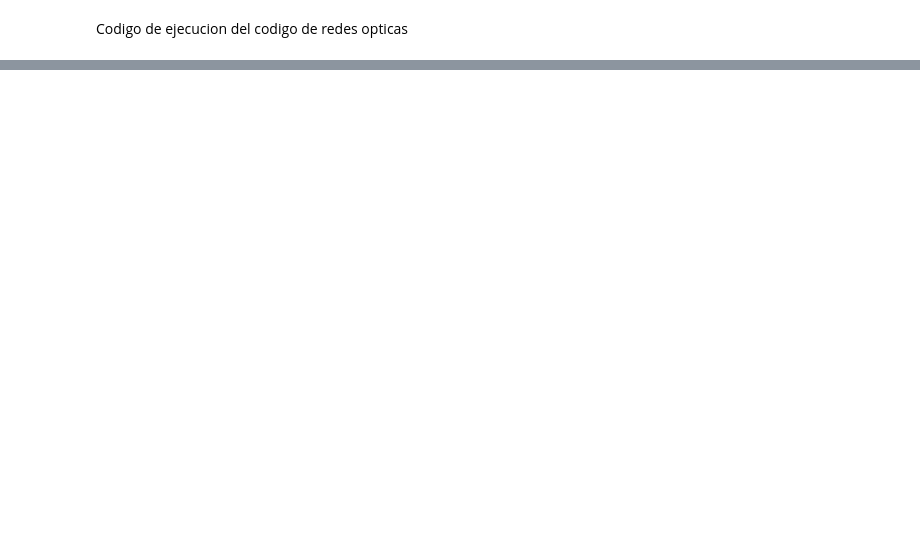
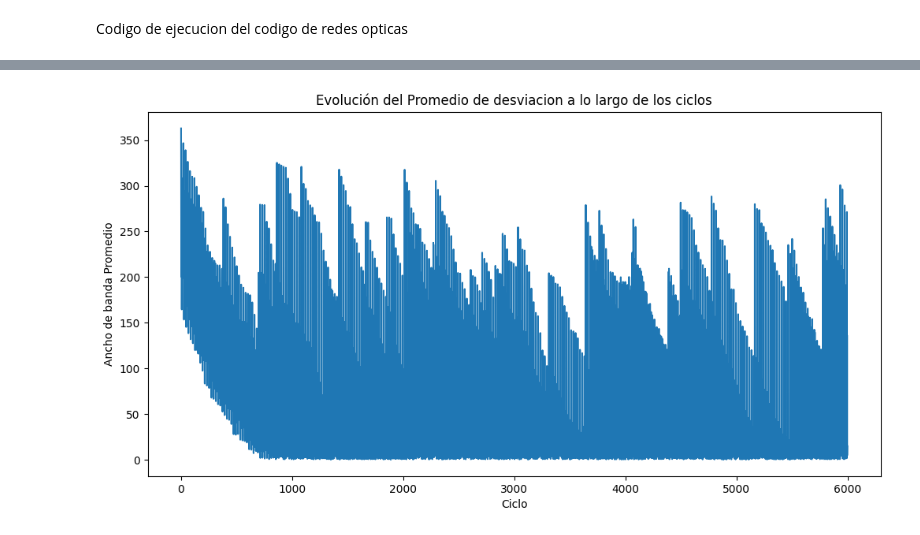
Before and after one commit to dpm1002/TFG-GII-Aprendizaje-por-refuerzo-Reinforcement-Learning-en-redes-opticas-pasivas, a Jupyter notebook: Redes opticas/script.ipynb, the cells around one changed output, grey strips where cells are left out. Cells and saved outputs as stored; diff of their text form; code cells hidden in the pictures; blank space fills up the shorter version.

```diff
--- a/Redes opticas/script.ipynb
+++ b/Redes opticas/script.ipynb
@@ -24,53 +24,88 @@ def make_env(env_id: str, rank: int, seed: int):
     return _init
 
 if __name__ == "__main__":
-    env_id = 'RedesOpticasEnv-v0'  # Asegúrate de que este ID coincida con el registrado
-    num_cpu = 4  # Reduce el número si es necesario
+    env_id = 'RedesOpticasEnv-v0'  # Hay que asegurarse de que este ID coincida con el registrado
+    num_test = 20
     seed = np.random.randint(0, 10)
-    vec_env = DummyVecEnv([make_env(env_id, i, seed) for i in range(num_cpu)])
-    model = PPO("MultiInputPolicy", vec_env, verbose=1, n_steps=2048)
-    model.learn(total_timesteps=100_000)
+    vec_env = DummyVecEnv([make_env(env_id, i, seed) for i in range(num_test)])
+    model = PPO("MultiInputPolicy", vec_env, verbose=1, n_steps=2048, learning_rate=0.00025, gamma=0.99, gae_lambda=0.95)
+    model.learn(total_timesteps=200_000)
 
     # Fase de prueba
-    num_test_episodes = 10  # Número de episodios de prueba
-    episode_rewards = []  # Lista para guardar las recompensas totales de cada episodio de prueba
+    num_test_episodes = 50  # Número de episodios de prueba
 
-    episode_rewards_vector = []  # Lista para guardar las recompensas individuales de cada episodio
+    Balloc=500
+
     episode_info = []  # Lista para guardar la información de cada episodio
+
+    band_onu = [[] for _ in range(num_test_episodes)]  # Lista de listas para almacenar band_onus por episodio
+    mean_band_onu = []  # Lista para almacenar promedios por episodio
+
+    average_deviation=[]
+
+
+
 
     for episode in range(num_test_episodes):
         obs = vec_env.reset()  # Resetea el entorno al estado inicial
-        done = np.array([False]*num_cpu)  # Inicializa 'done' para todos los entornos
-        individual_episode_rewards = []  # Lista para guardar las recompensas de cada paso en el episodio actual
+        done = np.array([False]*num_test)  # Inicializa 'done' para todos los entornos
+        deviations = []  # Lista para guardar las desviaciones de cada paso
+
 
         while not done.all():
             action, _states = model.predict(obs, deterministic=True)  # Usa el modelo para predecir la acción
             obs, rewards, dones, info = vec_env.step(action)  # Ejecuta la acción en el entorno
-            individual_episode_rewards.append(rewards)  # Acumula las recompensas de este paso
             episode_info.append(info)  # Guarda la información del paso
             done |= dones  # Actualiza 'done' para todos los entornos
+            for inf in info:
+                deviation = inf['average_deviation_from_Balloc']
+                deviations.append(deviation)
 
-        # Agrega la lista de recompensas de este episodio a la lista principal
-        episode_rewards_vector.append(individual_episode_rewards)
+                band_onu[episode].append(inf['band_onus'])
 
-        # Calcula y guarda la recompensa media del episodio
-        episode_rewards.append(np.mean(individual_episode_rewards, axis=0))
+        mean_band_onu.append(np.mean(band_onu[episode]))
 
-    print(episode_info)
+    #print(episode_info)
 
-    # Análisis de los resultados de la prueba
-    print()
-    print(episode_rewards)
+    print(f"En el ultimo episodio el ancho de banda de las onus del primer ciclo es de: {band_onu[len(band_onu)-1][0]}")
+    print(f"En el ultimo episodio el ancho de banda de las onus del ultimo ciclo es de: {band_onu[len(band_onu)-1][len(band_onu[len(band_onu)-1])-1]}")
 
-    print()
-    print(episode_rewards_vector)
+    print(f"En el primer episodio la desviacion del ancho de banda del primer ciclo es de: {abs(Balloc-band_onu[len(band_onu)-1][0])}")
+    print(f"En el ultimo episodio la desviacion del ancho de banda del ultimo ciclo es de: {abs(Balloc-band_onu[len(band_onu)-1][len(band_onu[len(band_onu)-1])-1])}")
 
-    recompensa_promedio = np.mean(episode_rewards)
-    print(f"Recompensa promedio en los episodios de prueba: {recompensa_promedio}")
-    objetivo_deseado = 500  # En nuestro caso el objetivo es acercarnos al Balloc = 500
-    if recompensa_promedio >= objetivo_deseado:
-        print("¡Objetivo alcanzado!")
-    else:
-        print("Objetivo no alcanzado.")
+    deviation_avg_per_episode = []
+
+    ultimo_episodio = band_onu[-1]  # Accede directamente al último episodio
+
+    for i, ancho_de_banda in enumerate(ultimo_episodio):
+        #print(f"El ancho de banda del ciclo {i+1} es de: {ancho_de_banda}")
+        desviacion = np.abs(Balloc - ancho_de_banda)
+        #print(f"La desviación del ancho de banda del ciclo {i+1} es de: {desviacion}")
+        b=np.mean(desviacion)
+        #print(f"La media de desviación del ancho de banda del ciclo {i+1} es de: {b}")
+        deviation_avg_per_episode.append(b) #Vemos como varia la media de desviacion en cada ciclo de el ultimo episodio el ancho de banda
+        #print(f"La desviacion media en el ciclo {i} del ultimo episodio es de: {deviation_avg_per_episode[i]}")
+
+
+    # Grafica de la evolucion del promedio de la desviacion a lo largo de los ciclos
+    plt.figure(figsize=(12, 6))
+    plt.plot(deviation_avg_per_episode, label='Desviacion promedio por ciclo')
+    plt.xlabel('Ciclo')
+    plt.ylabel('Ancho de banda Promedio')
+    plt.title('Evolución del Promedio de desviacion a lo largo de los ciclos')
+    plt.savefig('ciclos.png')
+    plt.show()
+
+    objective_value=Balloc
+
+    # Grafica del average del ancho de banda en los diferentes episodios
+    plt.figure(figsize=(12, 6))
+    plt.plot(mean_band_onu, label='Reward promedio por episodio')
+    plt.axhline(y=objective_value, color='r', linestyle='-', label='Valor Objetivo')
+    plt.xlabel('Episodio')
+    plt.ylabel('Ancho de banda Promedio')
+    plt.title('Evolución del Ancho de banda Promedio vs. Valor Objetivo')
+    plt.savefig('banda.png')
+    plt.show()
 # %% [output]
 Using cpu device
@@ -92,0 +128 @@ Using cpu device
+[figure, added]
```
Also changed, not shown: parts of 1 cell of this notebook, 3 other files.
